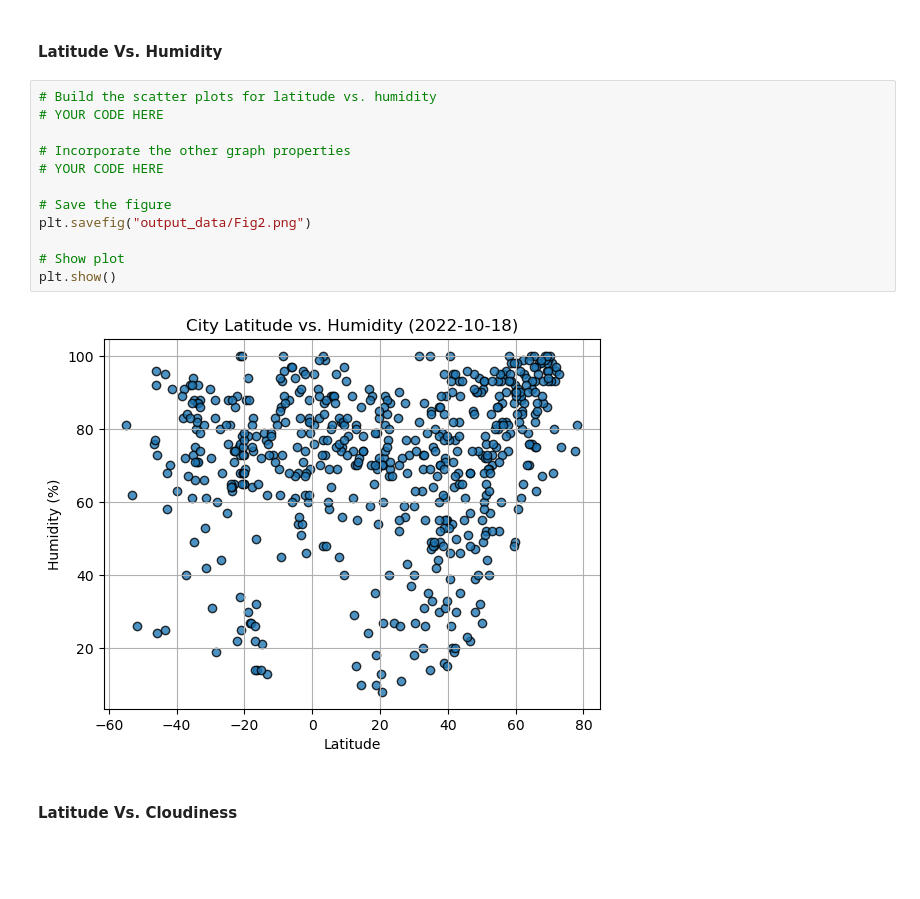
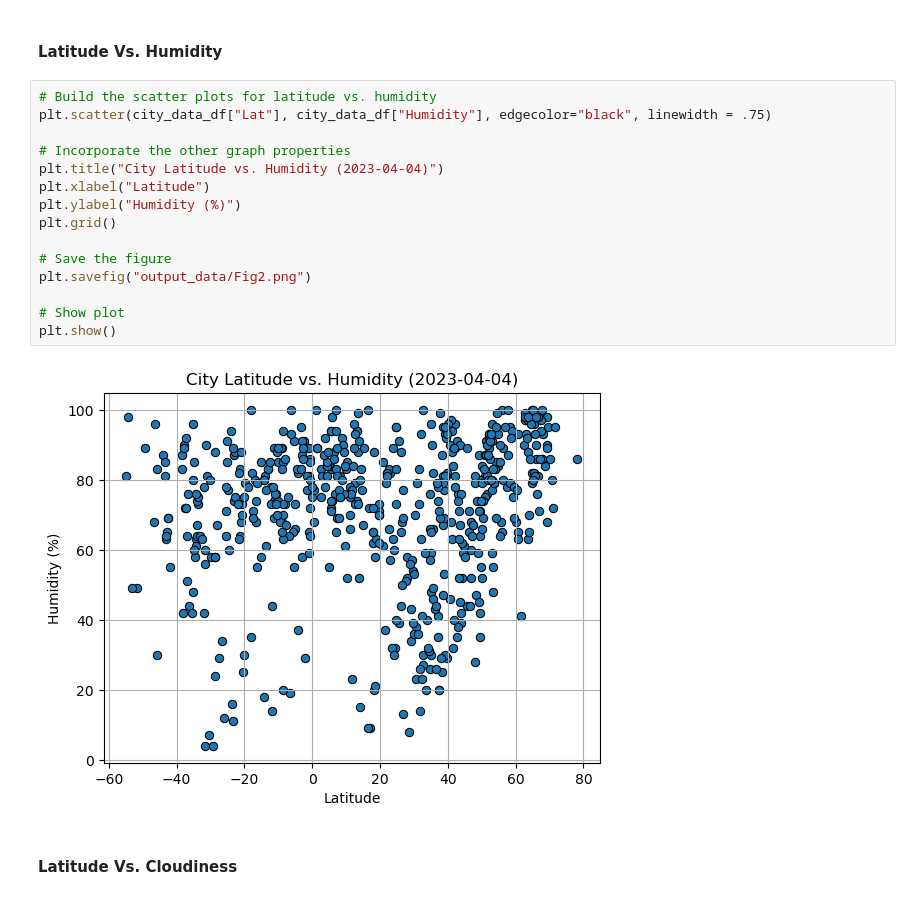
Before and after one commit to RBarbosa92/python-api-challenge, a Jupyter notebook: WeatherPy.ipynb, the cells around one changed output. Cells and saved outputs as stored; diff of their text form; blank space fills up the shorter version.

```diff
--- a/WeatherPy.ipynb
+++ b/WeatherPy.ipynb
@@ -201,18 +210,21 @@ plt.show()
 #### Latitude Vs. Humidity
 # %%
 # Build the scatter plots for latitude vs. humidity
-# YOUR CODE HERE
+plt.scatter(city_data_df["Lat"], city_data_df["Humidity"], edgecolor="black", linewidth = .75)
 
 # Incorporate the other graph properties
-# YOUR CODE HERE
+plt.title("City Latitude vs. Humidity (2023-04-04)")
+plt.xlabel("Latitude")
+plt.ylabel("Humidity (%)")
+plt.grid()
 
 # Save the figure
 plt.savefig("output_data/Fig2.png")
 
 # Show plot
 plt.show()
 # %% [output]
-[figure, old version]
+[figure, new version]
 # %% [markdown]
 #### Latitude Vs. Cloudiness
 # %%
```
Also changed, not shown: parts of 33 cells of this notebook, 5 other files.
